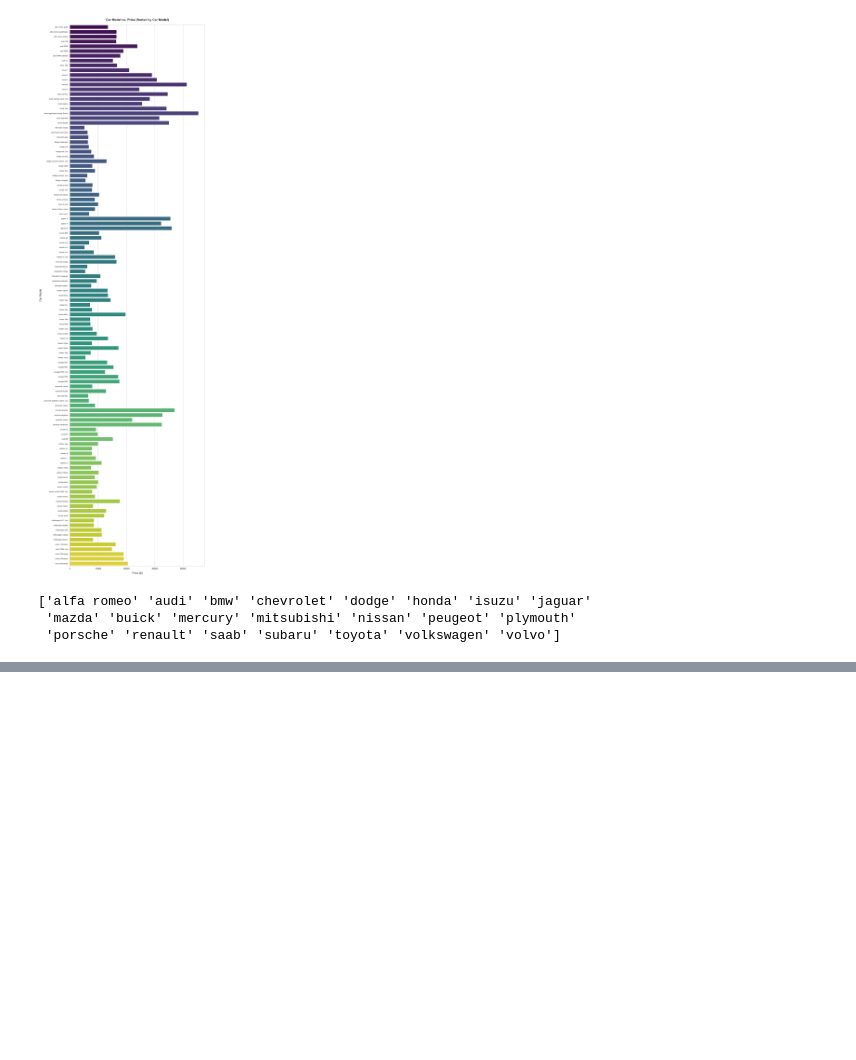
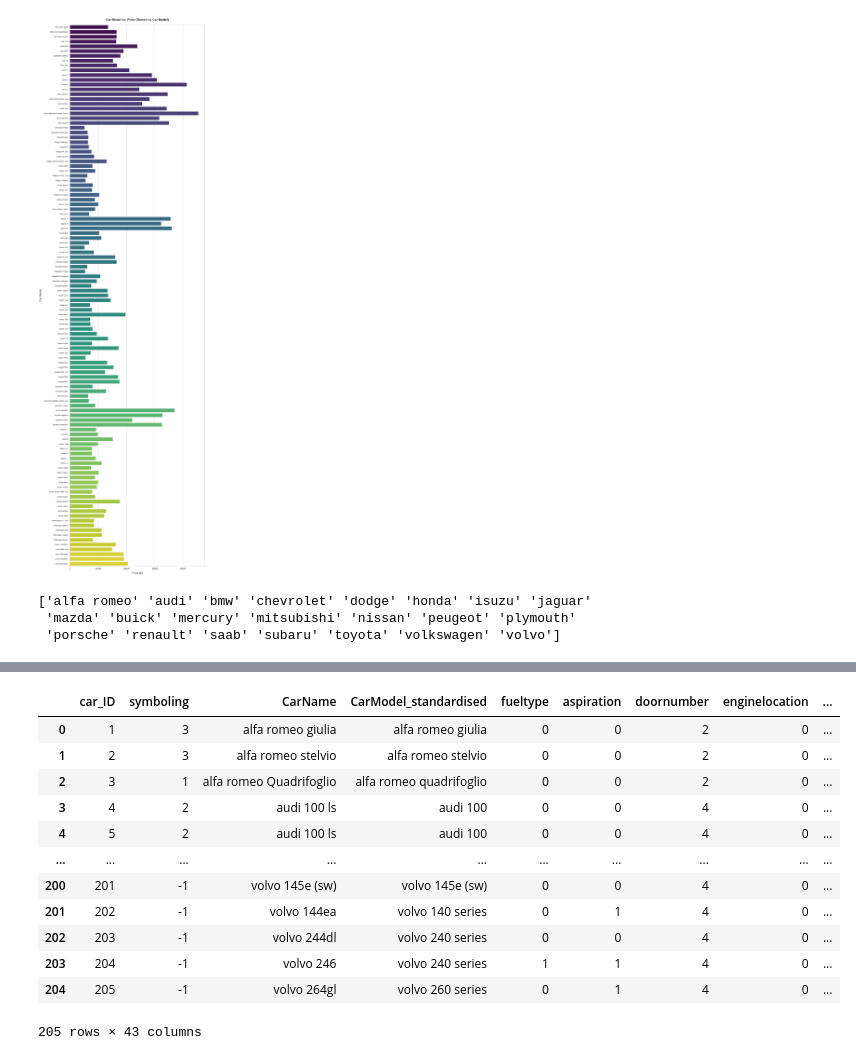
Before and after one commit to phonemes-and-speech-entrainment/Car_feature_price_analysis, a Jupyter notebook: jupyter_notebooks/car_price_etl_draft.ipynb, the cells around one changed output, grey strips where cells are left out. Saved outputs shown, nothing was run; the diff lists cells and outputs as text; code cells hidden in the pictures; blank space fills up the shorter version.

Commit message:
Encode categorical features

```diff
--- a/jupyter_notebooks/car_price_etl_draft.ipynb
+++ b/jupyter_notebooks/car_price_etl_draft.ipynb
@@ -442,0 +473,25 @@ fuelsystem: 8 unique values
+# %%
+# Specify remaining multi-category columns
+multi_cat_cols = ['carbody', 'drivewheel', 'enginetype', 'fuelsystem']
+
+# Keep only those present in your dataframe
+multi_cat_cols = [col for col in multi_cat_cols if col in df.columns]
+
+# One-hot encode with drop_first=True to prevent dummy variable trap / multicollinearity
+df = pd.get_dummies(df, columns=multi_cat_cols, drop_first=True, dtype=int)
+# %%
+df
+# %% [output]
+|  | car_ID | symboling | CarName | CarModel_standardised | fueltype | aspiration | doornumber | enginelocation | ... |
+| 0 | 1 | 3 | alfa romeo giulia | alfa romeo giulia | 0 | 0 | 2 | 0 | ... |
+| 1 | 2 | 3 | alfa romeo stelvio | alfa romeo stelvio | 0 | 0 | 2 | 0 | ... |
+| 2 | 3 | 1 | alfa romeo Quadrifoglio | alfa romeo quadrifoglio | 0 | 0 | 2 | 0 | ... |
+| 3 | 4 | 2 | audi 100 ls | audi 100 | 0 | 0 | 4 | 0 | ... |
+| 4 | 5 | 2 | audi 100 ls | audi 100 | 0 | 0 | 4 | 0 | ... |
+| ... | ... | ... | ... | ... | ... | ... | ... | ... | ... |
+| 200 | 201 | -1 | volvo 145e (sw) | volvo 145e (sw) | 0 | 0 | 4 | 0 | ... |
+| 201 | 202 | -1 | volvo 144ea | volvo 140 series | 0 | 1 | 4 | 0 | ... |
+| 202 | 203 | -1 | volvo 244dl | volvo 240 series | 0 | 0 | 4 | 0 | ... |
+| 203 | 204 | -1 | volvo 246 | volvo 240 series | 1 | 1 | 4 | 0 | ... |
+| 204 | 205 | -1 | volvo 264gl | volvo 260 series | 0 | 1 | 4 | 0 | ... |
+205 rows × 43 columns
```
Also changed, not shown: parts of 3 cells of this notebook.
